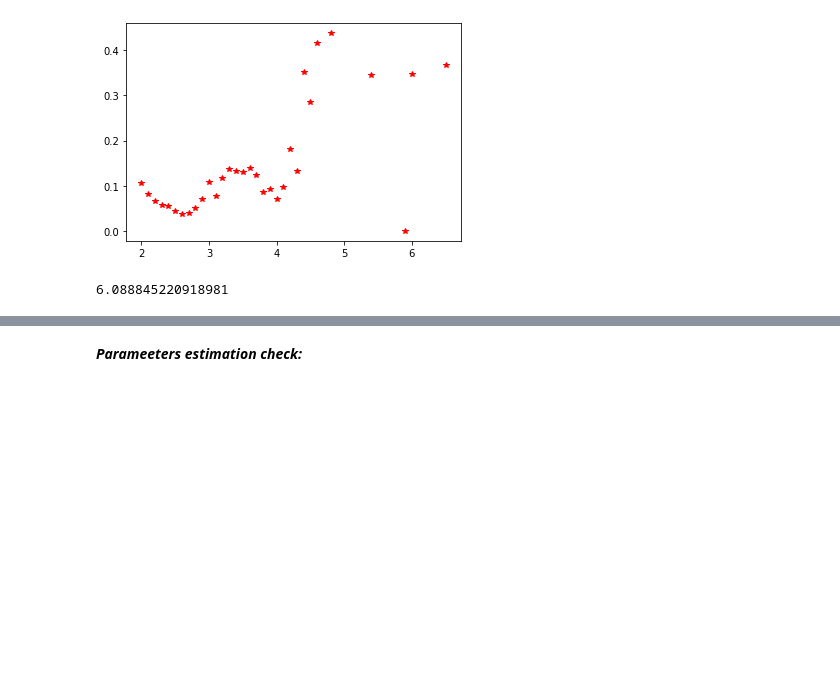
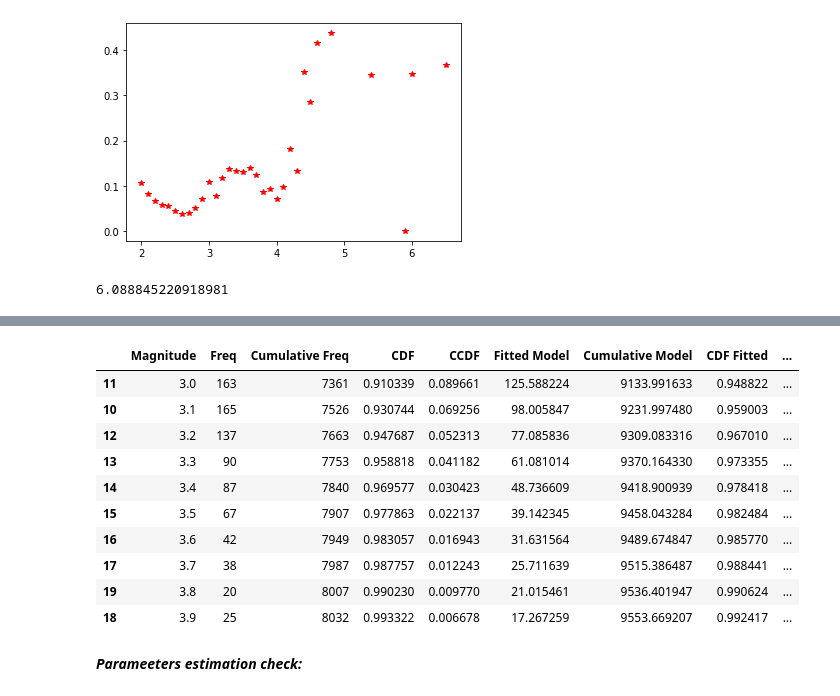
Before and after one commit to DimaFrank/Mathematical_Programming, a Jupyter notebook: Assignment_2.ipynb, the cells around one changed output, grey strips where cells are left out. Drawn from its saved outputs; the diff is of its cells as text; code cells hidden in the pictures; blank space fills up the shorter version.

```diff
--- a/Assignment_2.ipynb
+++ b/Assignment_2.ipynb
@@ -354 +421,15 @@ def CDF_fitted(x):
+# %%
+data[10:20]
+# %% [output]
+|  | Magnitude | Freq | Cumulative Freq | CDF | CCDF | Fitted Model | Cumulative Model | CDF Fitted | ... |
+| 11 | 3.0 | 163 | 7361 | 0.910339 | 0.089661 | 125.588224 | 9133.991633 | 0.948822 | ... |
+| 10 | 3.1 | 165 | 7526 | 0.930744 | 0.069256 | 98.005847 | 9231.997480 | 0.959003 | ... |
+| 12 | 3.2 | 137 | 7663 | 0.947687 | 0.052313 | 77.085836 | 9309.083316 | 0.967010 | ... |
+| 13 | 3.3 | 90 | 7753 | 0.958818 | 0.041182 | 61.081014 | 9370.164330 | 0.973355 | ... |
+| 14 | 3.4 | 87 | 7840 | 0.969577 | 0.030423 | 48.736609 | 9418.900939 | 0.978418 | ... |
+| 15 | 3.5 | 67 | 7907 | 0.977863 | 0.022137 | 39.142345 | 9458.043284 | 0.982484 | ... |
+| 16 | 3.6 | 42 | 7949 | 0.983057 | 0.016943 | 31.631564 | 9489.674847 | 0.985770 | ... |
+| 17 | 3.7 | 38 | 7987 | 0.987757 | 0.012243 | 25.711639 | 9515.386487 | 0.988441 | ... |
+| 19 | 3.8 | 20 | 8007 | 0.990230 | 0.009770 | 21.015461 | 9536.401947 | 0.990624 | ... |
+| 18 | 3.9 | 25 | 8032 | 0.993322 | 0.006678 | 17.267259 | 9553.669207 | 0.992417 | ... |
 # %%
```
Also changed, not shown: parts of 23 cells of this notebook.
